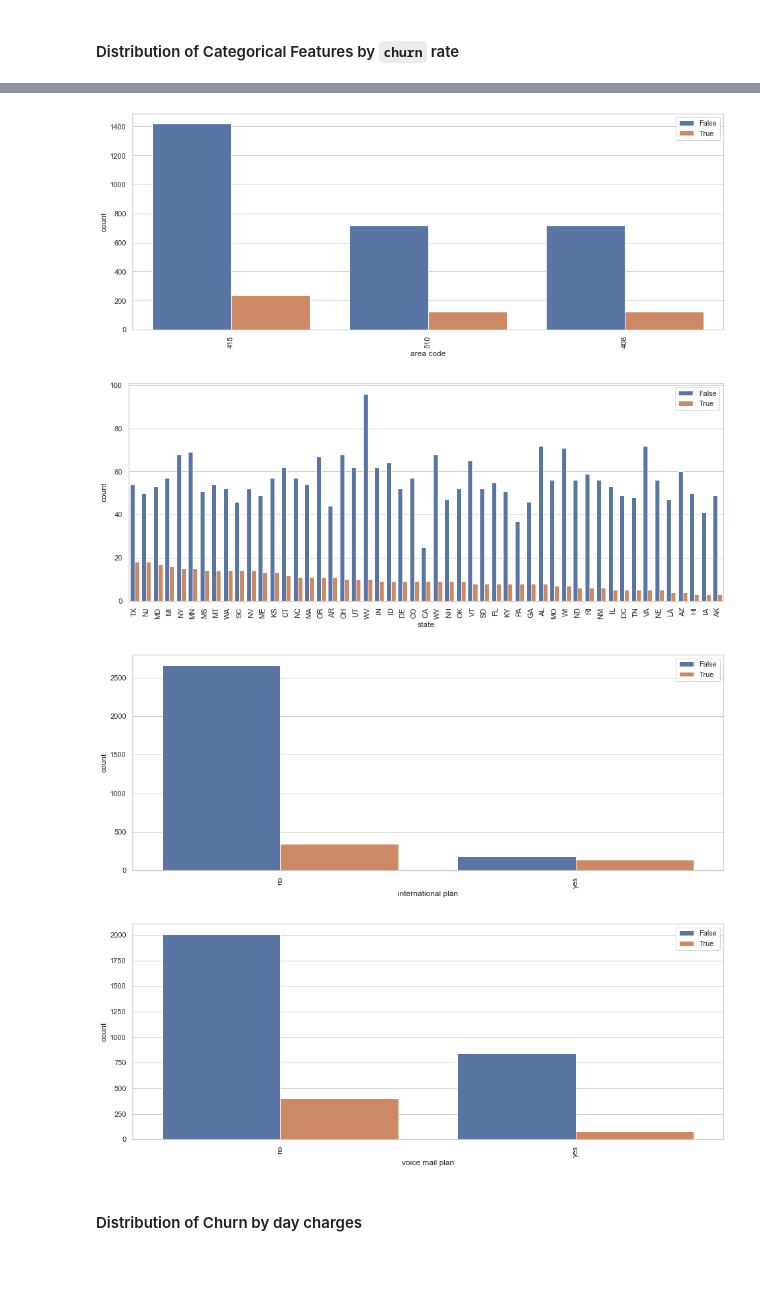
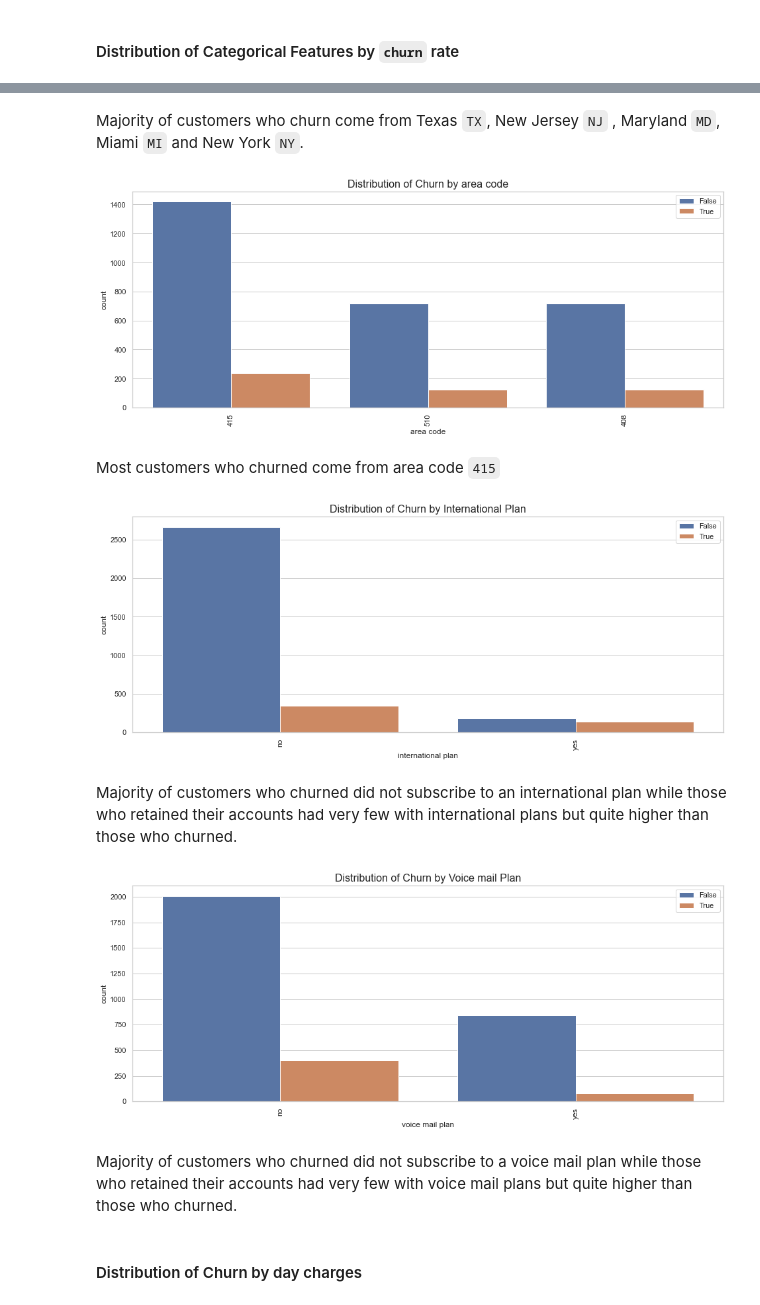
Before and after one commit to NashonOkumu/churn-prediction, a Jupyter notebook: student.ipynb, the cells around one changed output, grey strips where cells are left out. Cells and saved outputs as stored; diff of their text form; code cells hidden in the pictures; blank space fills up the shorter version.

```diff
--- a/student.ipynb
+++ b/student.ipynb
@@ -355,7 +394,7 @@ plot_categorical_feature(df, 'voice mail plan' )
 # %% [markdown]
 #### Distribution of Categorical Features by `churn` rate
 # %%
-def plot_categorical_by_churn(data, feature):
+def plot_categorical_by_churn(data, feature, title):
     """
     Plots the distribution of a categorical feature in the given data.
     """
@@ -364,5 +403,6 @@ def plot_categorical_by_churn(data, feature):
     categories = churn_counts.index.tolist()
     sns.countplot(x=feature, hue="churn", data=data, order=categories)
     plt.xticks(rotation=90)
+    plt.title(title, fontsize = 16)
     plt.legend(loc="upper right")
     plt.show()
@@ -369,19 +413,23 @@ def plot_categorical_by_churn(data, feature):
+# %% [markdown]
+Majority of customers who churn come from Texas `TX`, New Jersey `NJ` , Maryland `MD`, Miami `MI` and New York `NY`.
 # %%
-plot_categorical_by_churn(df, 'area code')
+plot_categorical_by_churn(df, 'area code', 'Distribution of Churn by area code')
 # %% [output]
-[figure, old version]
+[figure, new version]
-# %%
-plot_categorical_by_churn(df, 'state')
-# %% [output]
-[figure, removed]
+# %% [markdown]
+Most customers who churned come from area code `415`
 # %%
-plot_categorical_by_churn(df, 'international plan')
+plot_categorical_by_churn(df, 'international plan', 'Distribution of Churn by International Plan')
 # %% [output]
-[figure, old version]
+[figure, new version]
+# %% [markdown]
+Majority of customers who churned did not subscribe to an international plan while those who retained their accounts had very few with international plans but quite higher than those who churned.
 # %%
-plot_categorical_by_churn(df, 'voice mail plan')
+plot_categorical_by_churn(df, 'voice mail plan', 'Distribution of Churn by Voice mail Plan')
 # %% [output]
-[figure, old version]
+[figure, new version]
+# %% [markdown]
+Majority of customers who churned did not subscribe to a voice mail plan while those who retained their accounts had very few with voice mail plans but quite higher than those who churned.
 # %% [markdown]
 #### Distribution of Churn by day charges
 # %%
```
Also changed, not shown: parts of 41 cells of this notebook.
